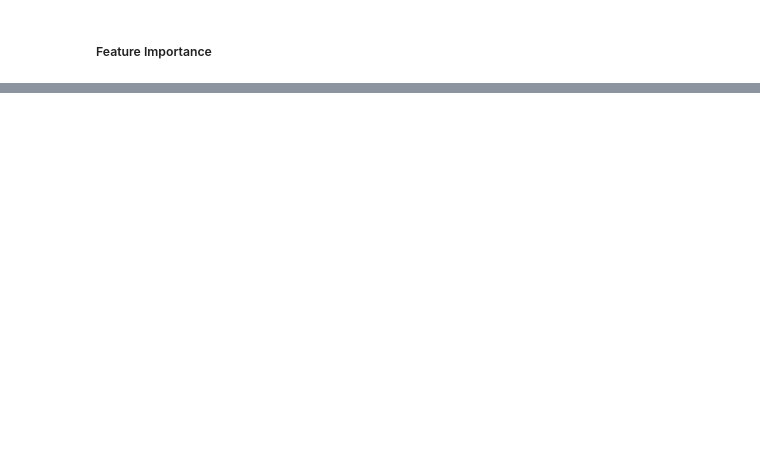
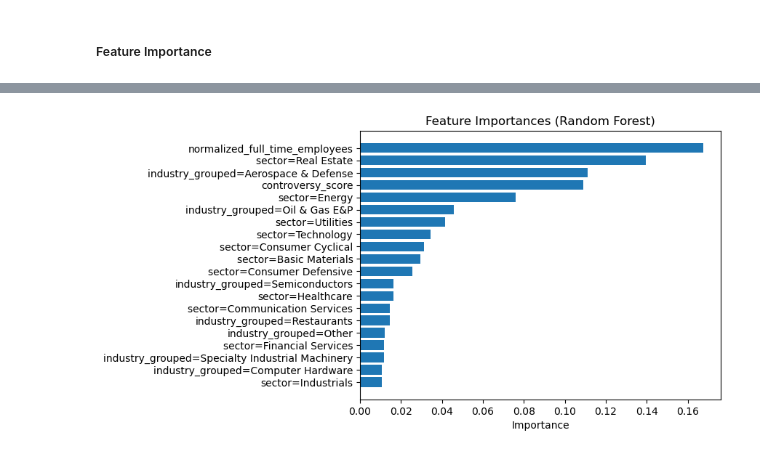
Before and after one commit to adeakinwe/ESG-SP500-Model, a Jupyter notebook: esg-sp500-model.ipynb, the cells around one changed output, grey strips where cells are left out. Saved outputs shown, nothing was run; the diff lists cells and outputs as text; code cells hidden in the pictures; blank space fills up the shorter version.

```diff
--- a/esg-sp500-model.ipynb
+++ b/esg-sp500-model.ipynb
@@ -726,0 +727,11 @@ plt.show()
+# %%
+best_rf = grid_rf.best_estimator_
+
+feature_names = dv.get_feature_names_out()
+
+feat_imp_rf = pd.DataFrame({
+    'feature': feature_names,
+    'importance': best_rf.feature_importances_
+}).sort_values(by='importance', ascending=False)
+
+print(feat_imp_rf.head(20))
@@ -726,0 +756,12 @@ plt.show()
+# %%
+# Plot Feature Importances
+top_features = feat_imp_rf.head(20)
+
+plt.figure()
+plt.barh(top_features['feature'], top_features['importance'])
+plt.xlabel("Importance")
+plt.title("Feature Importances (Random Forest)")
+plt.gca().invert_yaxis()  # highest importance at top
+plt.show()
+# %% [output]
+[figure, added]
```
Also changed, not shown: parts of 7 cells of this notebook.
